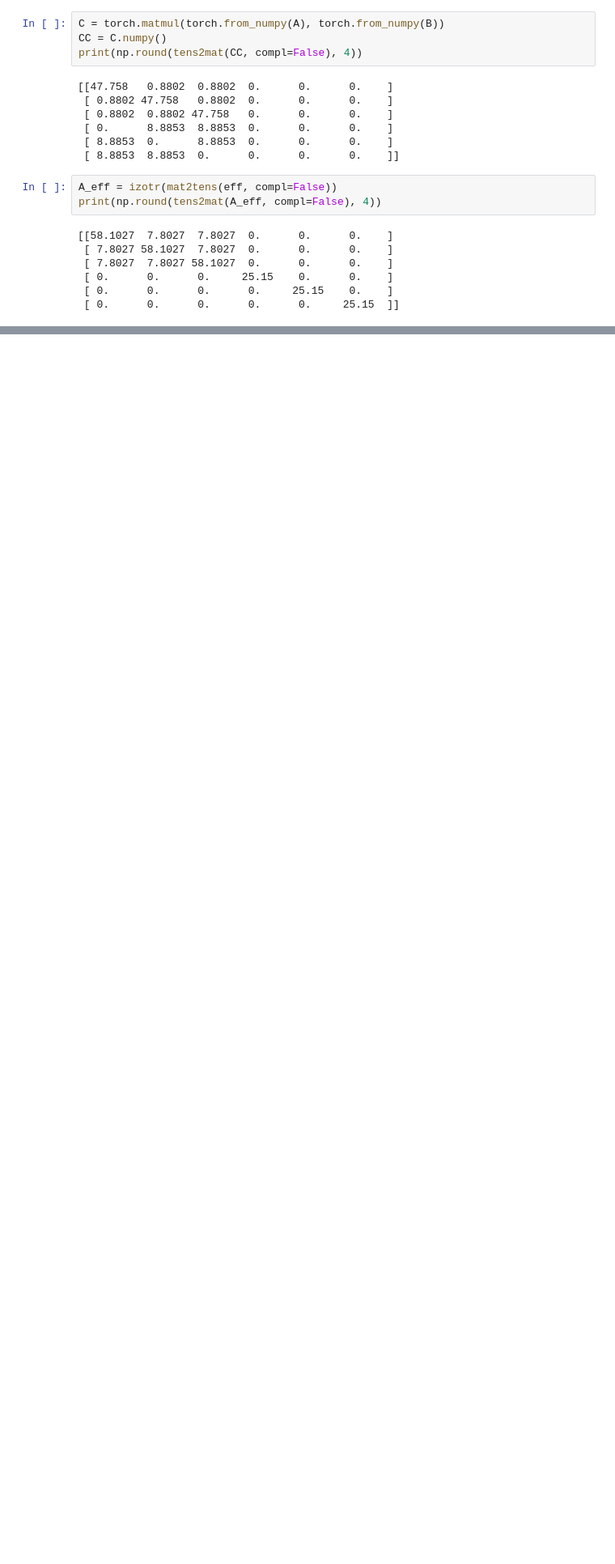
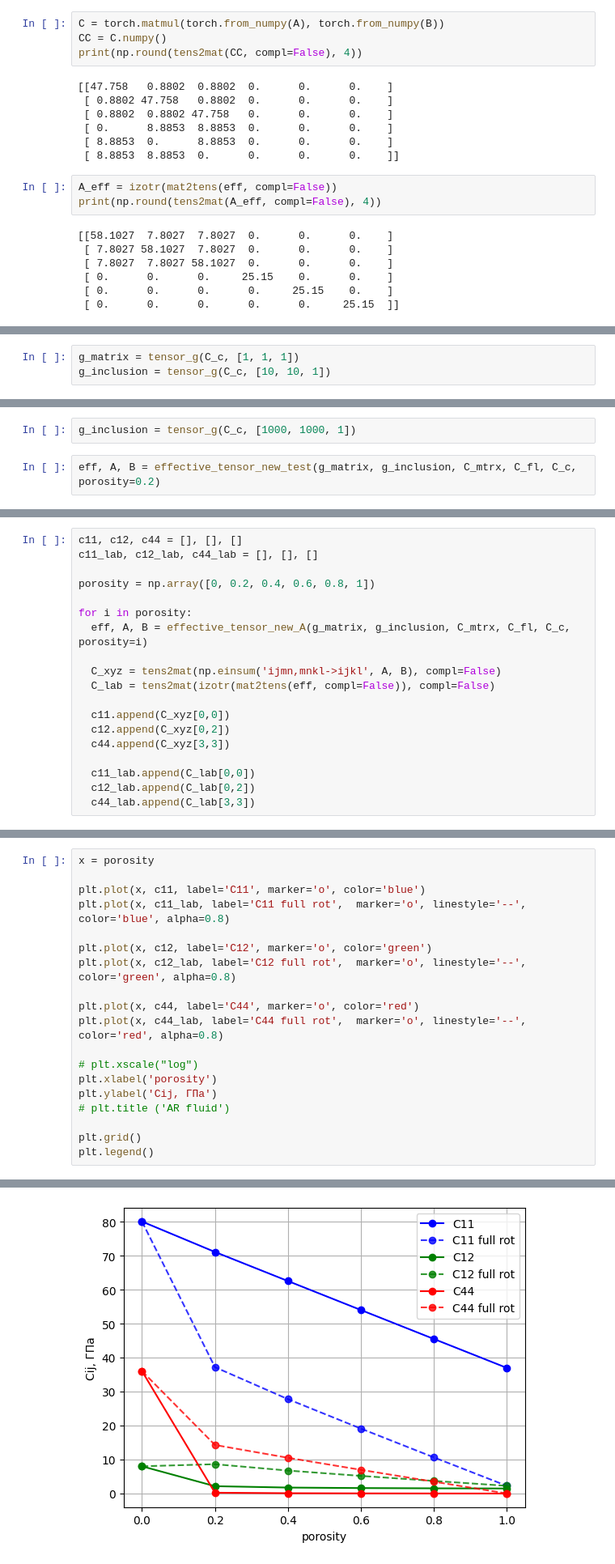
Before and after one commit to MariiaKalinina/Elasticity, a Jupyter notebook: Tver_elastisity_preprocess.ipynb, the cells around one changed output, grey strips where cells are left out. Shown at 81% size. Drawn from its saved outputs; the diff is of its cells as text; blank space fills up the shorter version.

```diff
--- a/Tver_elastisity_preprocess.ipynb
+++ b/Tver_elastisity_preprocess.ipynb
@@ -1049,0 +1120,3 @@ print(np.round(tens2mat(A_eff, compl=False), 4))
+# %%
+g_matrix = tensor_g(C_c, [1, 1, 1])
+g_inclusion = tensor_g(C_c, [10, 10, 1])
@@ -1049,0 +1125,4 @@ print(np.round(tens2mat(A_eff, compl=False), 4))
+# %%
+g_inclusion = tensor_g(C_c, [1000, 1000, 1])
+# %%
+eff, A, B = effective_tensor_new_test(g_matrix, g_inclusion, C_mtrx, C_fl, C_c, porosity=0.2)
@@ -1049,0 +1177,19 @@ print(np.round(tens2mat(A_eff, compl=False), 4))
+# %%
+c11, c12, c44 = [], [], []
+c11_lab, c12_lab, c44_lab = [], [], []
+
+porosity = np.array([0, 0.2, 0.4, 0.6, 0.8, 1])
+
+for i in porosity:
+  eff, A, B = effective_tensor_new_A(g_matrix, g_inclusion, C_mtrx, C_fl, C_c, porosity=i)
+
+  C_xyz = tens2mat(np.einsum('ijmn,mnkl->ijkl', A, B), compl=False)
+  C_lab = tens2mat(izotr(mat2tens(eff, compl=False)), compl=False)
+
+  c11.append(C_xyz[0,0])
+  c12.append(C_xyz[0,2])
+  c44.append(C_xyz[3,3])
+
+  c11_lab.append(C_lab[0,0])
+  c12_lab.append(C_lab[0,2])
+  c44_lab.append(C_lab[3,3])
@@ -1049,0 +1214,20 @@ print(np.round(tens2mat(A_eff, compl=False), 4))
+# %%
+x = porosity
+
+plt.plot(x, c11, label='C11', marker='o', color='blue')
+plt.plot(x, c11_lab, label='C11 full rot',  marker='o', linestyle='--', color='blue', alpha=0.8)
+
+plt.plot(x, c12, label='C12', marker='o', color='green')
+plt.plot(x, c12_lab, label='C12 full rot',  marker='o', linestyle='--', color='green', alpha=0.8)
+
+plt.plot(x, c44, label='C44', marker='o', color='red')
+plt.plot(x, c44_lab, label='C44 full rot',  marker='o', linestyle='--', color='red', alpha=0.8)
+
+# plt.xscale("log")
+plt.xlabel('porosity')
+plt.ylabel('Cij, ГПа')
+# plt.title ('AR fluid')
+
+plt.grid()
+plt.legend()
+# %% [output]
@@ -1049,0 +1235 @@ print(np.round(tens2mat(A_eff, compl=False), 4))
+[figure, added]
```
Also changed, not shown: parts of 11 cells of this notebook.
